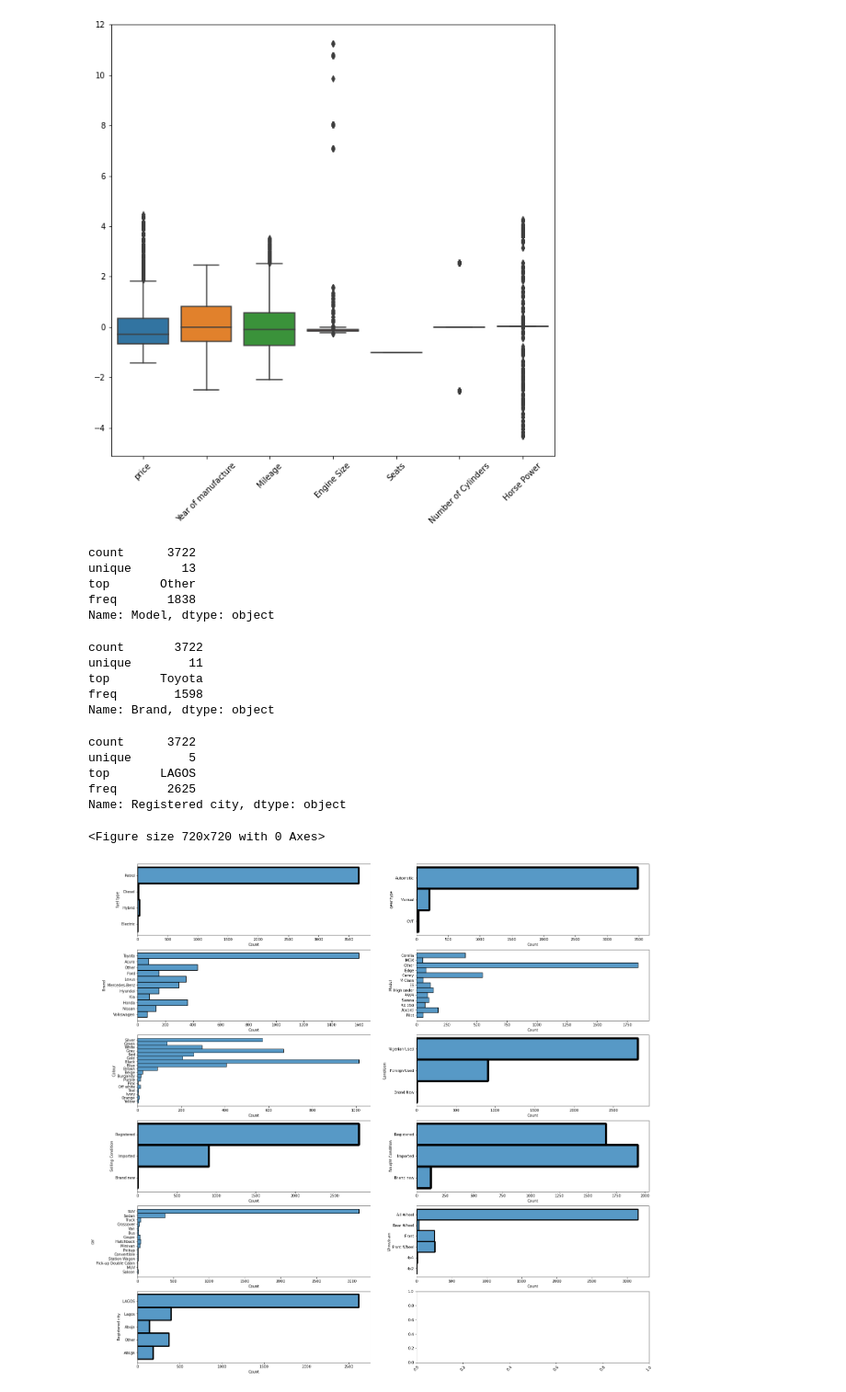
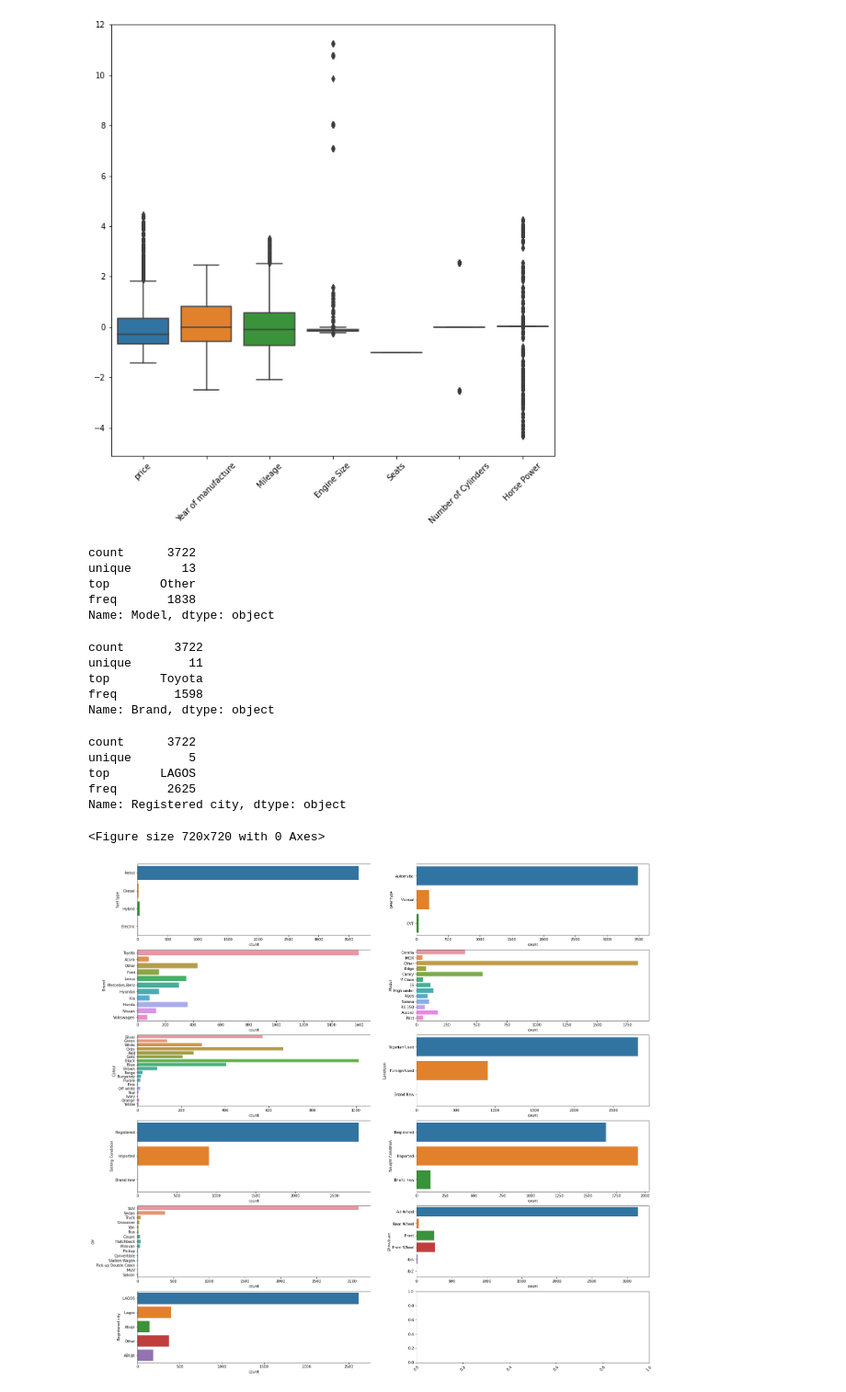
Before and after one commit to Waleed-Almutairi/ISE-291-Project, a Jupyter notebook: Code/VechicelCrashes.ipynb, the cells around one changed output. Shown at 92% size. Cells and saved outputs as stored; diff of their text form; code cells hidden in the pictures.

```diff
--- a/Code/VechicelCrashes.ipynb
+++ b/Code/VechicelCrashes.ipynb
@@ -156,32 +156,32 @@ display(df["Model"].describe())
 display(df["Brand"].describe())
 display(df["Registered city"].describe())
 plt.figure(figsize=(10,10))
 cat_columns = df.select_dtypes(include='object').columns
 # Plot for each identified column
 nCols=2   # The number of columns that you want
 nRows=len(cat_columns)//nCols+1   # The number of correspomding rows
 
 ## to avoid rotating labels:
 fig,axes = plt.subplots(nRows, nCols, figsize=(25,25))
 for ind,col in enumerate(cat_columns):
-    sns.histplot(y=col,data=df,ax=axes.flatten()[ind])
+    sns.countplot(y=col,data=df,ax=axes.flatten()[ind])
     plt.xticks(rotation = 45)
 plt.show()
 # %% [output]
 count      3722
 unique       13
 top       Other
 freq       1838
 Name: Model, dtype: object
 count       3722
 unique        11
 top       Toyota
 freq        1598
 Name: Brand, dtype: object
 count      3722
 unique        5
 top       LAGOS
 freq       2625
 Name: Registered city, dtype: object
 <Figure size 720x720 with 0 Axes>
-[figure, old version]
+[figure, new version]
```
Also changed, not shown: parts of 1 cell of this notebook.
